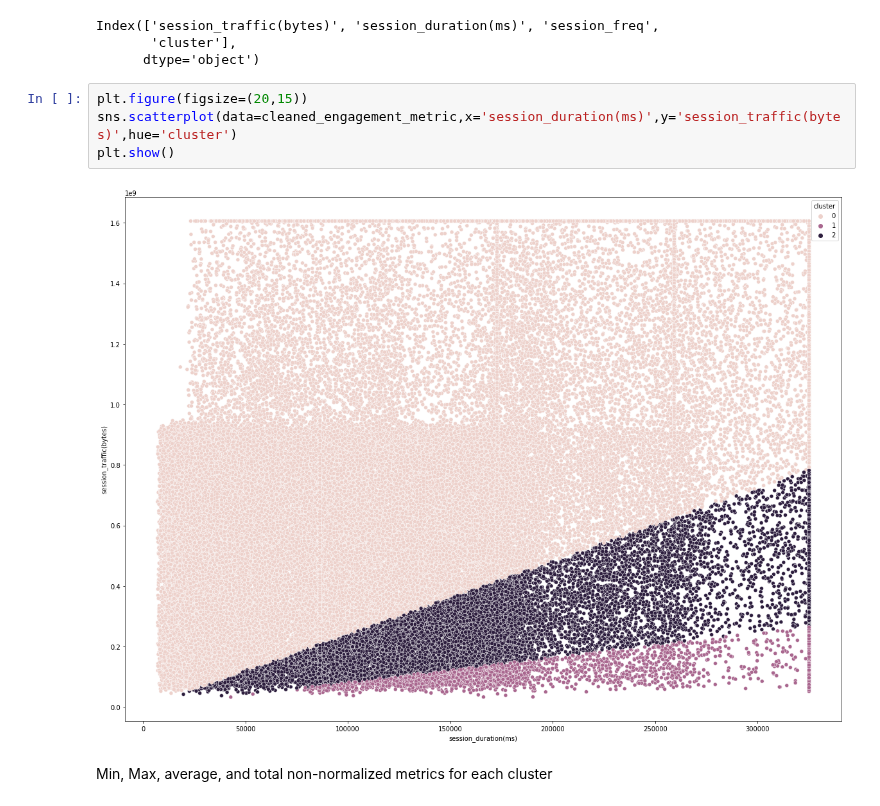
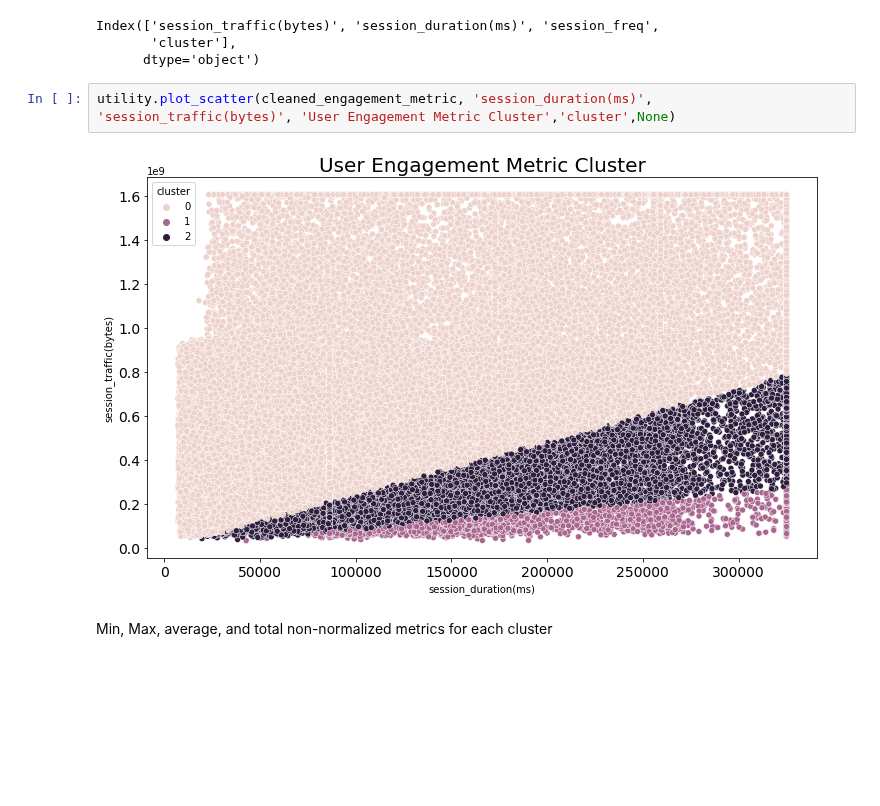
Before and after one commit to Nathnael12/Telecom_data_analysis, a Jupyter notebook: notebooks/UserEngagementAnalysis.ipynb, the cells around one changed output. Drawn from its saved outputs; the diff is of its cells as text; blank space fills up the shorter version.

Commit message:
use scatter ploter from util class

```diff
--- a/notebooks/UserEngagementAnalysis.ipynb
+++ b/notebooks/UserEngagementAnalysis.ipynb
@@ -340,12 +340,10 @@ cleaned_engagement_metric.columns
 Index(['session_traffic(bytes)', 'session_duration(ms)', 'session_freq',
        'cluster'],
       dtype='object')
-# %%
-plt.figure(figsize=(20,15))
-sns.scatterplot(data=cleaned_engagement_metric,x='session_duration(ms)',y='session_traffic(bytes)',hue='cluster')
-plt.show()
-# %% [output]
-[figure, removed]
+# %%
+utility.plot_scatter(cleaned_engagement_metric, 'session_duration(ms)', 'session_traffic(bytes)', 'User Engagement Metric Cluster','cluster',None)
+# %% [output]
+[figure, added]
 # %% [markdown]
 Min, Max, average, and total non-normalized metrics for each cluster
 # %%
```
Also changed, not shown: parts of 1 cell of this notebook, 1 other file.
